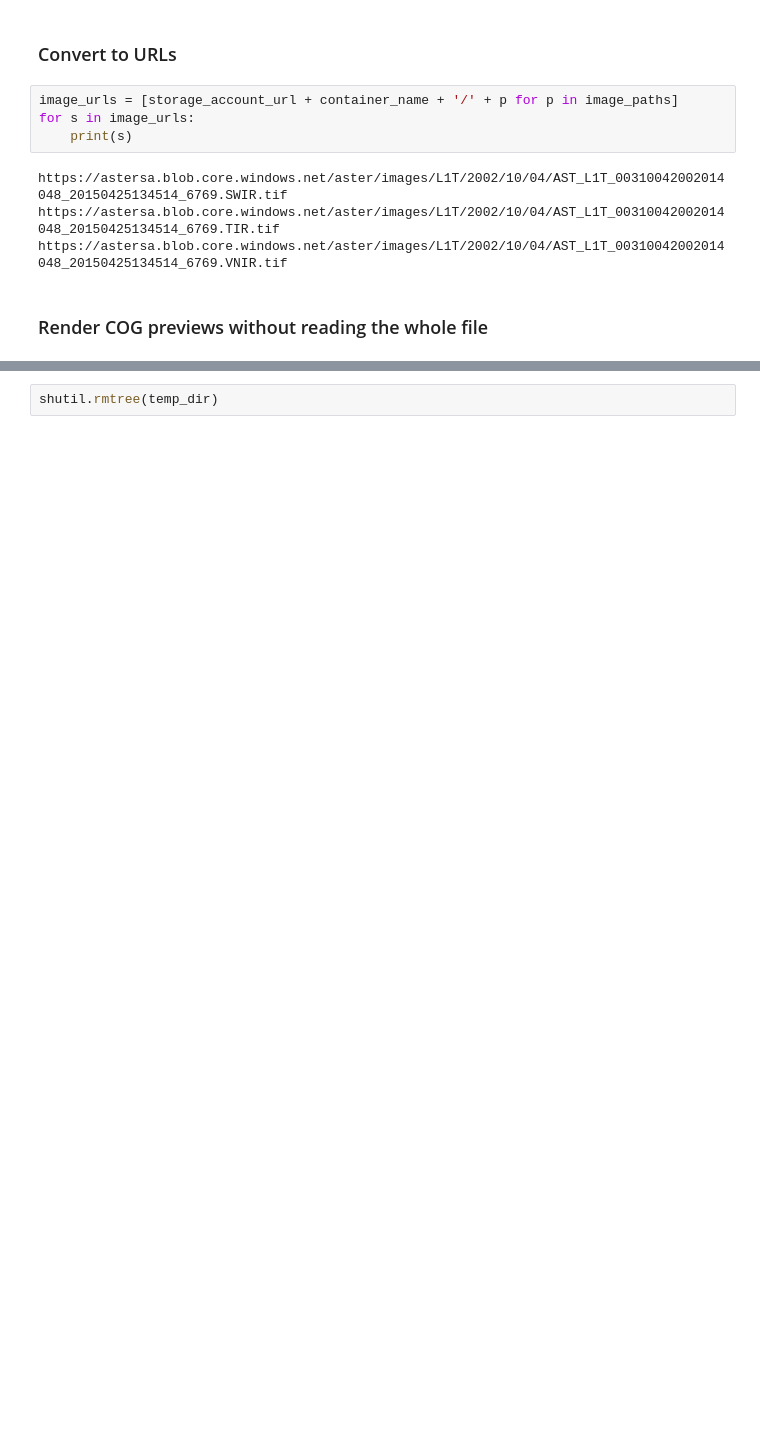
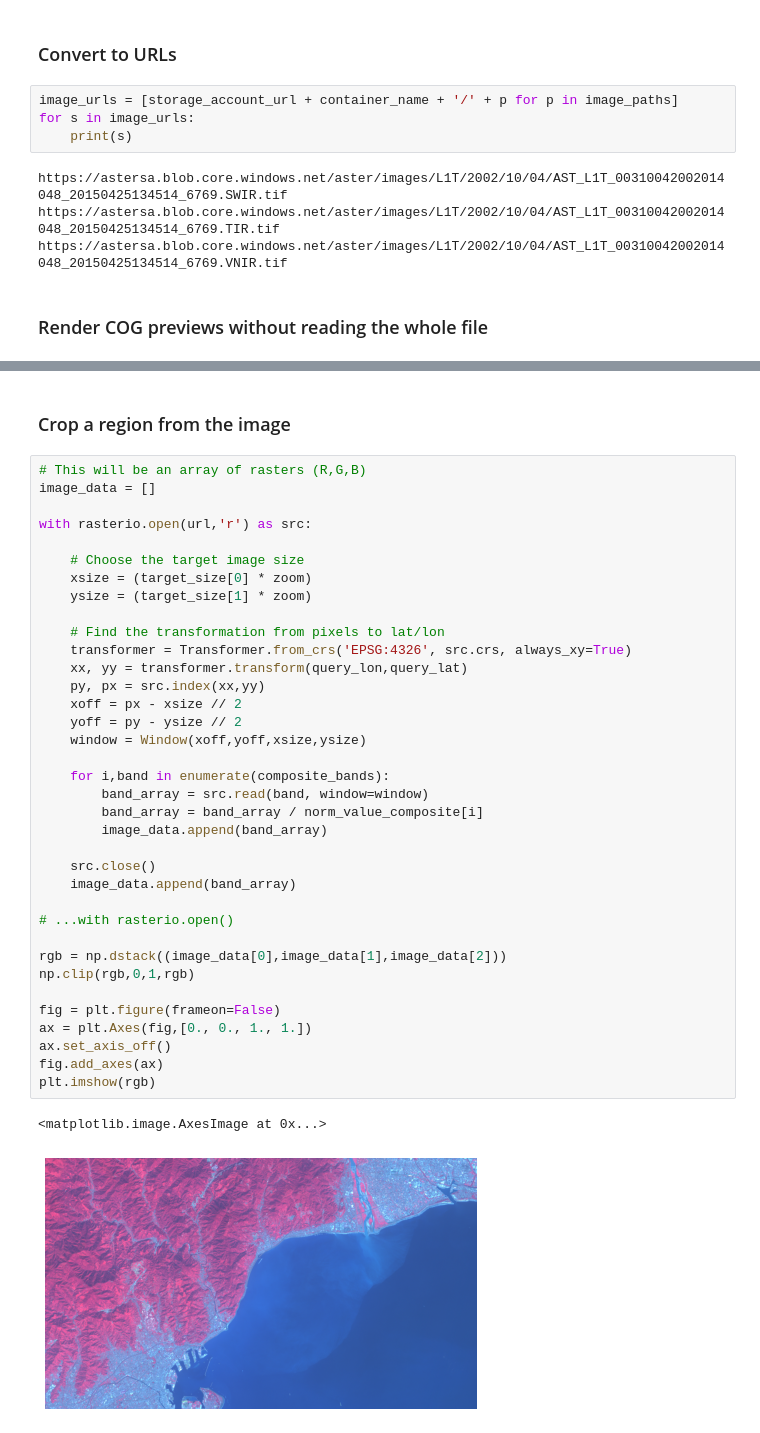
Before and after one commit to microsoft/AIforEarthDataSets, a Jupyter notebook: data/aster.ipynb, the cells around one changed output, grey strips where cells are left out. Cells and saved outputs as stored; diff of their text form; blank space fills up the shorter version.

```diff
--- a/data/aster.ipynb
+++ b/data/aster.ipynb
@@ -230,2 +185,41 @@ plt.imshow(rgb)
-# %%
-shutil.rmtree(temp_dir)
+# %% [markdown]
+### Crop a region from the image
+# %%
+# This will be an array of rasters (R,G,B)
+image_data = []
+
+with rasterio.open(url,'r') as src:
+
+    # Choose the target image size
+    xsize = (target_size[0] * zoom)
+    ysize = (target_size[1] * zoom)
+
+    # Find the transformation from pixels to lat/lon
+    transformer = Transformer.from_crs('EPSG:4326', src.crs, always_xy=True)
+    xx, yy = transformer.transform(query_lon,query_lat)
+    py, px = src.index(xx,yy)
+    xoff = px - xsize // 2
+    yoff = py - ysize // 2
+    window = Window(xoff,yoff,xsize,ysize)
+
+    for i,band in enumerate(composite_bands):
+        band_array = src.read(band, window=window)
+        band_array = band_array / norm_value_composite[i]
+        image_data.append(band_array)
+
+    src.close()
+    image_data.append(band_array)
+
+# ...with rasterio.open()
+
+rgb = np.dstack((image_data[0],image_data[1],image_data[2]))
+np.clip(rgb,0,1,rgb)
+
+fig = plt.figure(frameon=False)
+ax = plt.Axes(fig,[0., 0., 1., 1.])
+ax.set_axis_off()
+fig.add_axes(ax)
+plt.imshow(rgb)
+# %% [output]
+<matplotlib.image.AxesImage at 0x...>
+[figure, added]
```
Also changed, not shown: parts of 13 cells of this notebook, 4 other files.
